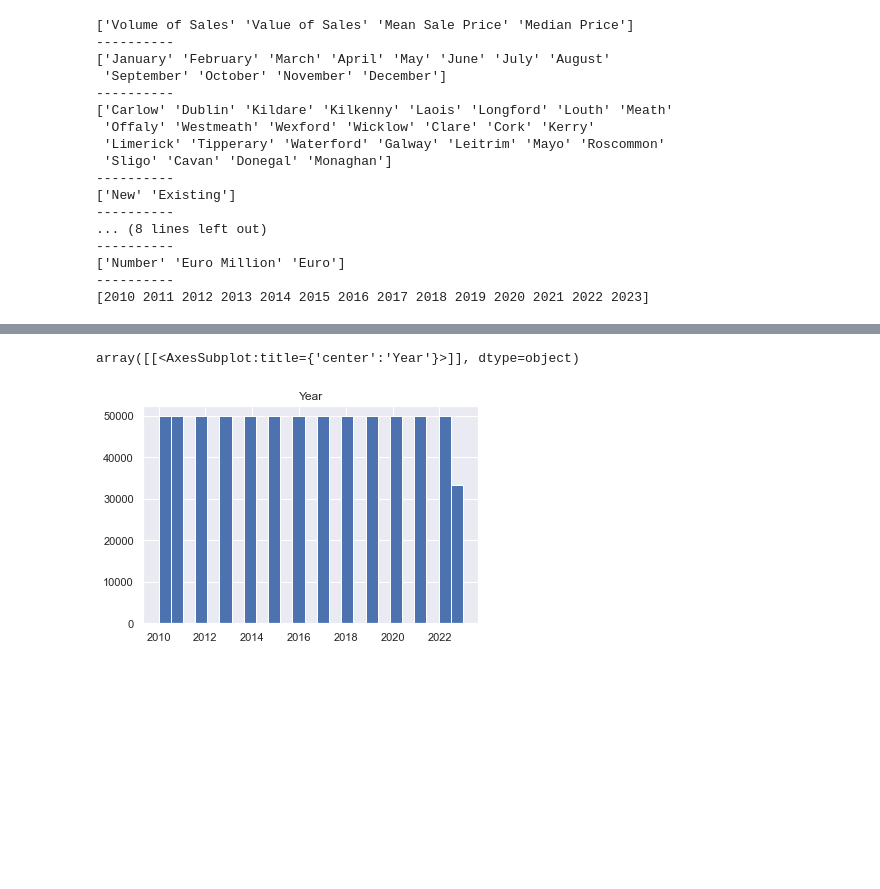
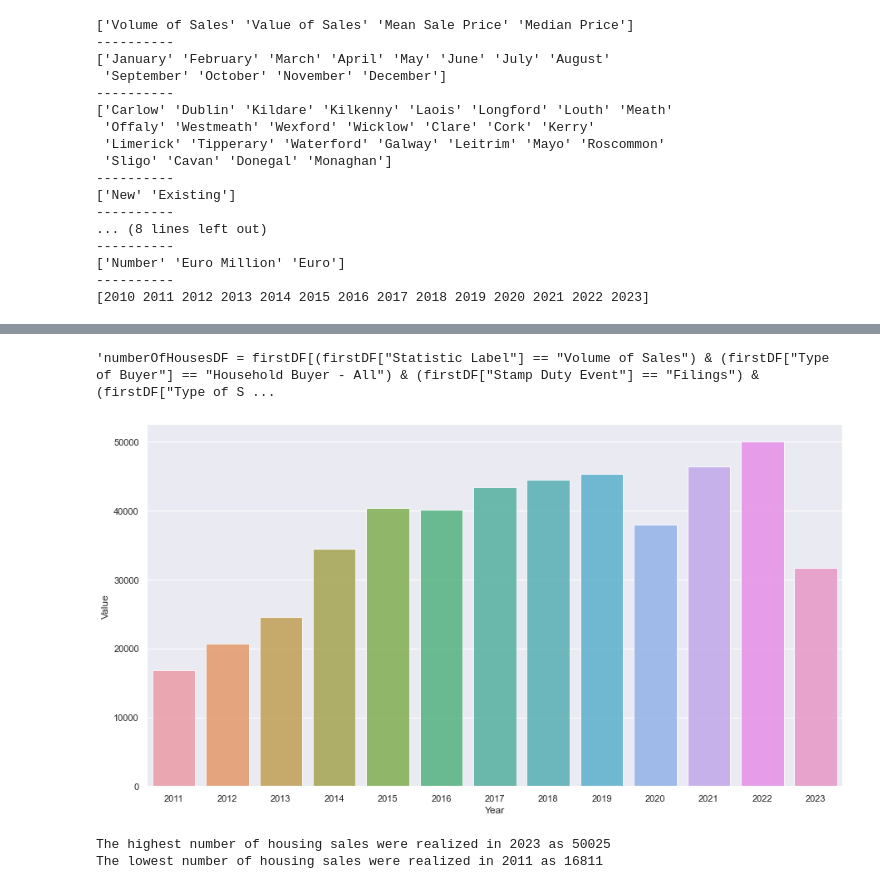
Before and after one commit to batucimenn/residentialDwellingPropertyTransactions, a Jupyter notebook: project.ipynb, the cells around one changed output, grey strips where cells are left out. Cells and saved outputs as stored; diff of their text form; code cells hidden in the pictures; blank space fills up the shorter version.

```diff
--- a/project.ipynb
+++ b/project.ipynb
@@ -273,5 +236,0 @@ sns.pairplot(firstDF)
-# %%
-firstDF.hist(column='Year', bins=25)
-# %% [output]
-array([[<AxesSubplot:title={'center':'Year'}>]], dtype=object)
-[figure, removed]
@@ -280,7 +237,35 @@ array([[<AxesSubplot:title={'center':'Year'}>]], dtype=object)
-# %%
-"""from numpy import median, mean
-sns.set(style="whitegrid")
-ax = sns.barplot(x="cut", y="price", data=diamonds_df,estimator=mean)"""
-
-ax = sns.barplot(x="cut", y="price", data=diamonds_df, estimator=mean, ci=68,
-order=['Ideal','Good','Very Good','Fair','Premium'])
+# %%
+"""numberOfHousesDF = firstDF[(firstDF["Statistic Label"] == "Volume of Sales") & (firstDF["Type of Buyer"] == "Household Buyer - All") & (firstDF["Stamp Duty Event"] == "Filings") & (firstDF["Type of Sale"] == "Market") & (firstDF["Year"] == 2011)]
+numberOfHousesDF.Value.sum()"""
+# %% [output]
+'numberOfHousesDF = firstDF[(firstDF["Statistic Label"] == "Volume of Sales") & (firstDF["Type of Buyer"] == "Household Buyer - All") & (firstDF["Stamp Duty Event"] == "Filings") & (firstDF["Type of S ...
+# %%
+numberOfHousesDF = firstDF[(firstDF["Statistic Label"] == "Volume of Sales") & (firstDF["Type of Buyer"] == "Household Buyer - All") & (firstDF["Stamp Duty Event"] == "Filings") & (firstDF["Type of Sale"] == "Market")]
+year2011 = numberOfHousesDF.loc[numberOfHousesDF['Year'] == 2011].Value.sum()
+year2012 = numberOfHousesDF.loc[numberOfHousesDF['Year'] == 2012].Value.sum()
+year2013 = numberOfHousesDF.loc[numberOfHousesDF['Year'] == 2013].Value.sum()
+year2014 = numberOfHousesDF.loc[numberOfHousesDF['Year'] == 2014].Value.sum()
+year2015 = numberOfHousesDF.loc[numberOfHousesDF['Year'] == 2015].Value.sum()
+year2016 = numberOfHousesDF.loc[numberOfHousesDF['Year'] == 2016].Value.sum()
+year2017 = numberOfHousesDF.loc[numberOfHousesDF['Year'] == 2017].Value.sum()
+year2018 = numberOfHousesDF.loc[numberOfHousesDF['Year'] == 2018].Value.sum()
+year2019 = numberOfHousesDF.loc[numberOfHousesDF['Year'] == 2019].Value.sum()
+year2020 = numberOfHousesDF.loc[numberOfHousesDF['Year'] == 2020].Value.sum()
+year2021 = numberOfHousesDF.loc[numberOfHousesDF['Year'] == 2021].Value.sum()
+year2022 = numberOfHousesDF.loc[numberOfHousesDF['Year'] == 2022].Value.sum()
+year2023 = numberOfHousesDF.loc[numberOfHousesDF['Year'] == 2023].Value.sum()
+numberOfHouses = {'Year': [2011, 2012, 2013, 2014, 2015, 2016, 2017, 2018, 2019, 2020, 2021, 2022, 2023], 'Value': [year2011, year2012, year2013, year2014, year2015, year2016, year2017, year2018, year2019, year2020, year2021, year2022, year2023]}
+numberOfHousesDF_yearValue = pd.DataFrame(numberOfHouses)
+# %%
+fig = plt.figure(figsize=(15,8))
+sns.barplot(x="Year", y="Value", data=numberOfHousesDF_yearValue, alpha=0.8);
+# %% [output]
+[figure, added]
+# %%
+maxYearValue = np.amax(numberOfHousesDF_yearValue).apply(np.int64)
+minYearValue = np.min(numberOfHousesDF_yearValue).apply(np.int64)
+print("The highest number of housing sales were realized in", maxYearValue[0], "as", maxYearValue[1])
+print("The lowest number of housing sales were realized in", minYearValue[0], "as", minYearValue[1])
+# %% [output]
+The highest number of housing sales were realized in 2023 as 50025
+The lowest number of housing sales were realized in 2011 as 16811
```
Also changed, not shown: parts of 21 cells of this notebook.
